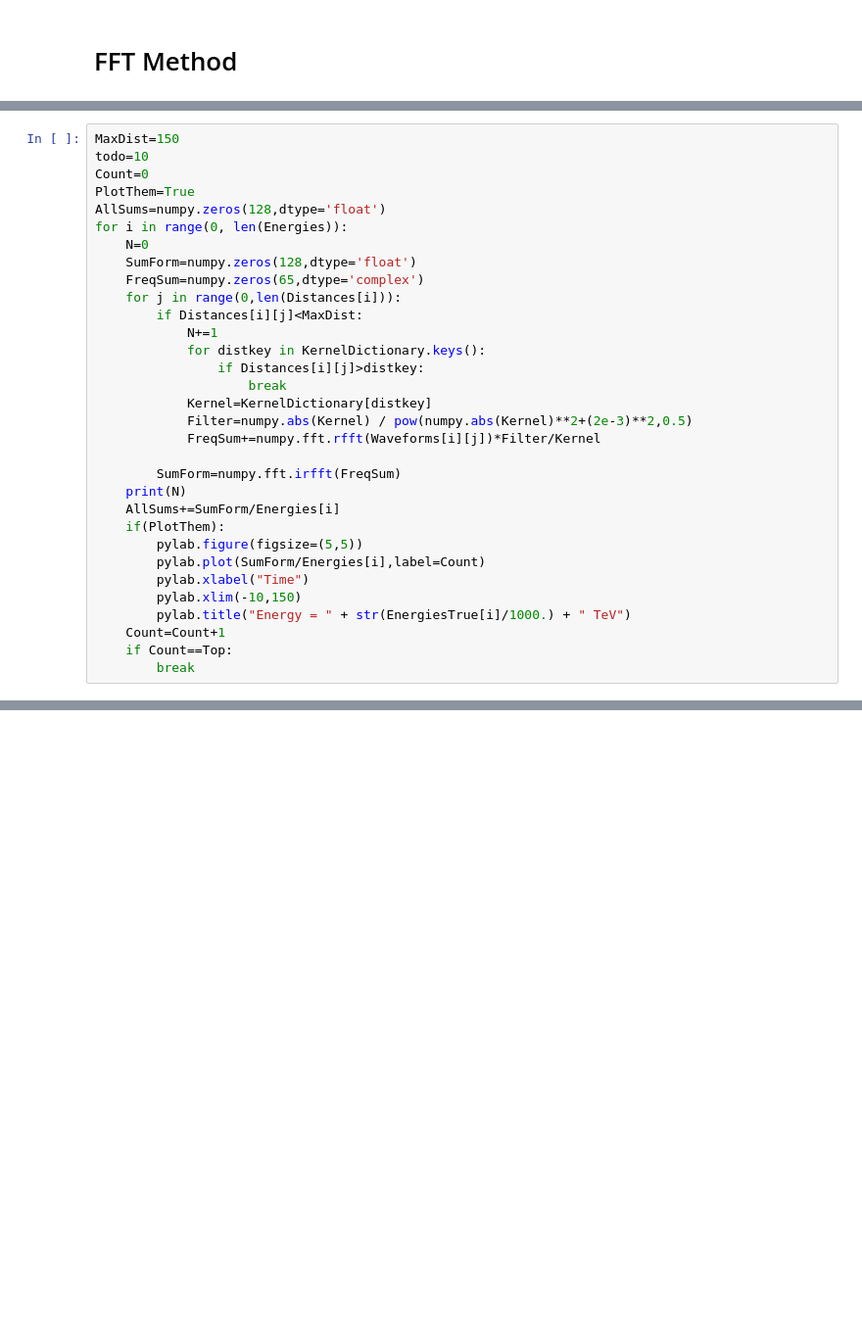
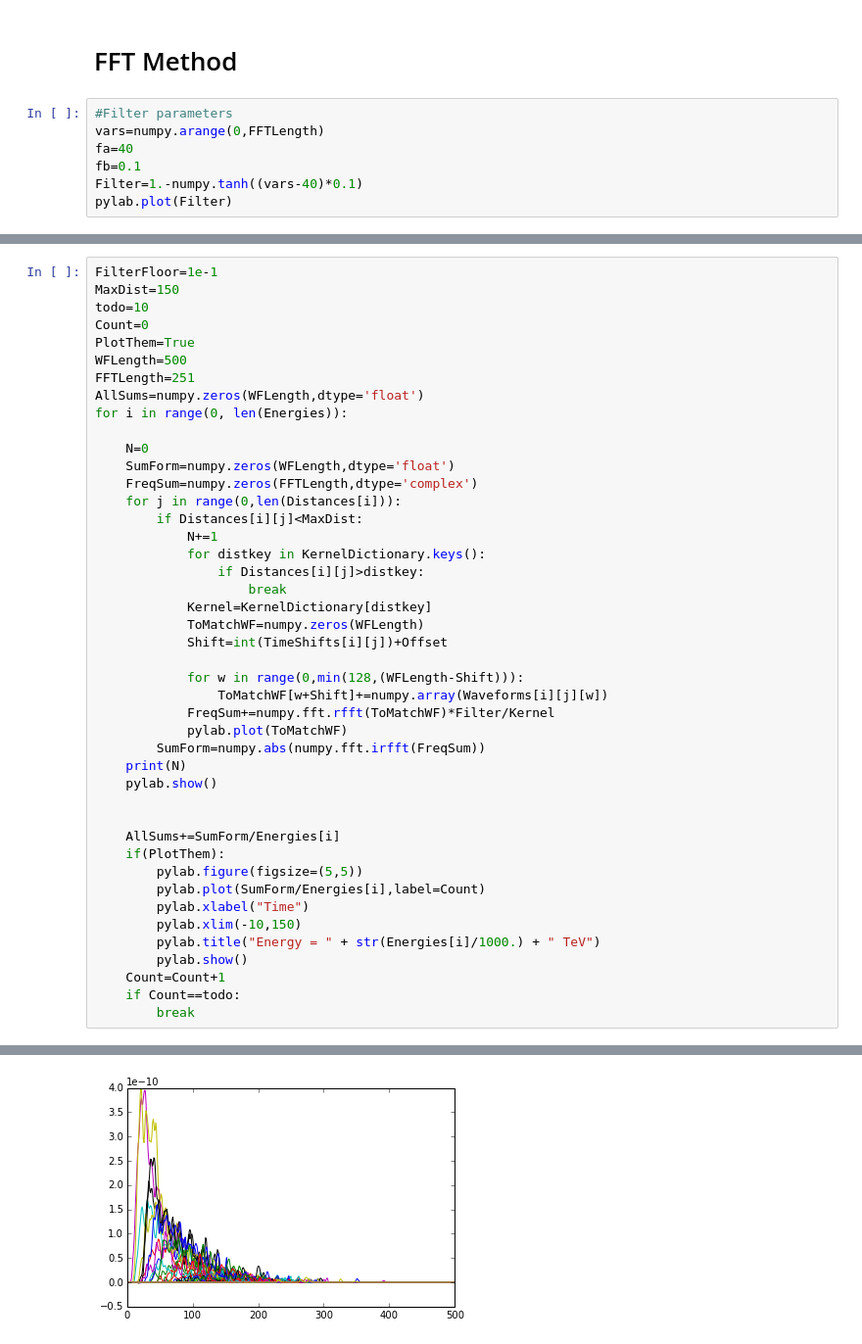
Before and after one commit to UTA-REST/NuTauRedux, a Jupyter notebook: ApplyUnBangExample.ipynb, the cells around one changed output, grey strips where cells are left out. Shown at 98% size. Saved outputs shown, nothing was run; the diff lists cells and outputs as text; blank space fills up the shorter version.

```diff
--- a/ApplyUnBangExample.ipynb
+++ b/ApplyUnBangExample.ipynb
@@ -154,2 +201,9 @@ for evt in range(0,len(Waveforms[0:todo])):
 # %% [markdown]
 # FFT Method
+# %%
+#Filter parameters
+vars=numpy.arange(0,FFTLength)
+fa=40
+fb=0.1
+Filter=1.-numpy.tanh((vars-40)*0.1)
+pylab.plot(Filter)
@@ -156,13 +213,17 @@ for evt in range(0,len(Waveforms[0:todo])):
 # %%
+FilterFloor=1e-1
 MaxDist=150
 todo=10
 Count=0
 PlotThem=True
-AllSums=numpy.zeros(128,dtype='float')
+WFLength=500
+FFTLength=251
+AllSums=numpy.zeros(WFLength,dtype='float')
 for i in range(0, len(Energies)):
+
     N=0
-    SumForm=numpy.zeros(128,dtype='float')
-    FreqSum=numpy.zeros(65,dtype='complex')
+    SumForm=numpy.zeros(WFLength,dtype='float')
+    FreqSum=numpy.zeros(FFTLength,dtype='complex')
     for j in range(0,len(Distances[i])):
         if Distances[i][j]<MaxDist:
             N+=1
@@ -170,18 +231,27 @@ for i in range(0, len(Energies)):
                 if Distances[i][j]>distkey:
                     break
             Kernel=KernelDictionary[distkey]
-            Filter=numpy.abs(Kernel) / pow(numpy.abs(Kernel)**2+(2e-3)**2,0.5)
-            FreqSum+=numpy.fft.rfft(Waveforms[i][j])*Filter/Kernel
+            ToMatchWF=numpy.zeros(WFLength)
+            Shift=int(TimeShifts[i][j])+Offset
 
-        SumForm=numpy.fft.irfft(FreqSum)
+            for w in range(0,min(128,(WFLength-Shift))):
+                ToMatchWF[w+Shift]+=numpy.array(Waveforms[i][j][w])
+            FreqSum+=numpy.fft.rfft(ToMatchWF)*Filter/Kernel
+            pylab.plot(ToMatchWF)
+        SumForm=numpy.abs(numpy.fft.irfft(FreqSum))
     print(N)
+    pylab.show()
+
+
     AllSums+=SumForm/Energies[i]
     if(PlotThem):
         pylab.figure(figsize=(5,5))
         pylab.plot(SumForm/Energies[i],label=Count)
         pylab.xlabel("Time")
         pylab.xlim(-10,150)
-        pylab.title("Energy = " + str(EnergiesTrue[i]/1000.) + " TeV")
+        pylab.title("Energy = " + str(Energies[i]/1000.) + " TeV")
+        pylab.show()
     Count=Count+1
-    if Count==Top:
+    if Count==todo:
         break
+# %% [output]
@@ -187,0 +259 @@ for i in range(0, len(Energies)):
+[figure, added]
```
Also changed, not shown: parts of 7 cells of this notebook.
